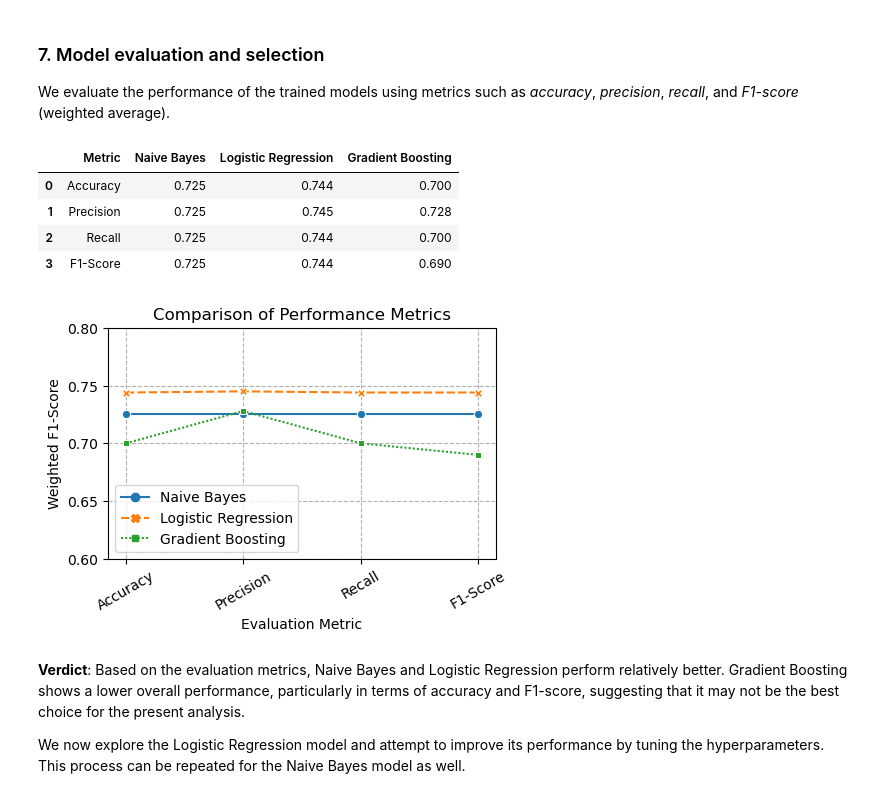
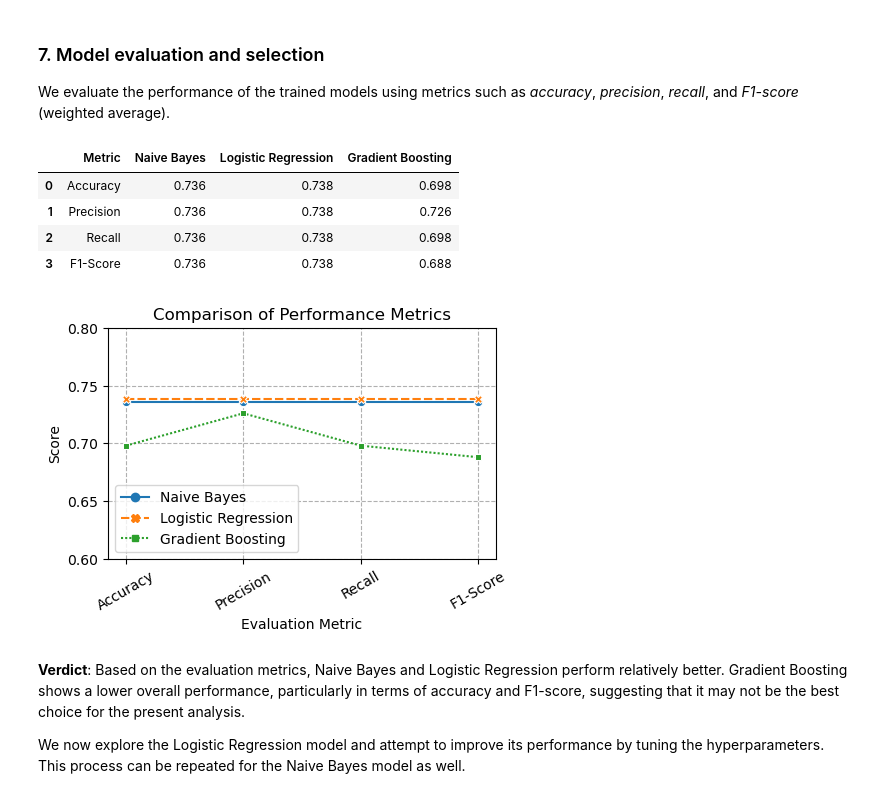
Before and after one commit to ankitskr/Sentiment_Analysis, a Jupyter notebook: Twitter_Sentiment_Analysis_.ipynb, the cells around one changed output. Saved outputs shown, nothing was run; the diff lists cells and outputs as text; code cells hidden in the pictures.

```diff
--- a/Twitter_Sentiment_Analysis_.ipynb
+++ b/Twitter_Sentiment_Analysis_.ipynb
@@ -247,7 +247,7 @@ X_temp, X_test, y_temp, y_test = train_test_split(tweets_df['cleaned_tweet'], tw
 X_train, X_cv, y_train, y_cv = train_test_split(X_temp, y_temp, test_size=0.25, stratify=y_temp)
 # %%
 #Feature extraction using TfidfVectorizer for training and test data
-max_features = 2500
+max_features = 5000
 vectorizer = TfidfVectorizer(max_features=max_features)
 X_train_tfidf = vectorizer.fit_transform(X_train) #The fit_transform method learns from the training data and then transforms it.
 X_cv_tfidf = vectorizer.transform(X_cv) #Transform applies the learned transformation to the cross-validation data.
@@ -299,31 +299,31 @@ model_eval_report = get_model_eval_report(classification_reports)
 model_eval_report
 # %% [output]
 |  | Metric | Naive Bayes | Logistic Regression | Gradient Boosting |
-| 0 | Accuracy | 0.725 | 0.744 | 0.700 |
-| 1 | Precision | 0.725 | 0.745 | 0.728 |
-| 2 | Recall | 0.725 | 0.744 | 0.700 |
-| 3 | F1-Score | 0.725 | 0.744 | 0.690 |
+| 0 | Accuracy | 0.736 | 0.738 | 0.698 |
+| 1 | Precision | 0.736 | 0.738 | 0.726 |
+| 2 | Recall | 0.736 | 0.738 | 0.698 |
+| 3 | F1-Score | 0.736 | 0.738 | 0.688 |
 # %%
 
 def plot_model_eval_report(model_eval_report, ylim):
 
     report_melted = model_eval_report.melt(id_vars='Metric', var_name='Model', value_name='Score')
 
     plt.figure(figsize=(5, 3))
     plt.rcParams.update({'font.size': 10})
     sns.lineplot(x='Metric', y='Score', hue='Model', style='Model', markers=True, data=report_melted)
     plt.title('Comparison of Performance Metrics')
     plt.xticks(rotation=30)
     plt.ylim(*ylim)
-    plt.ylabel('Weighted F1-Score')
+    plt.ylabel('Score')
     plt.xlabel('Evaluation Metric')
     plt.legend()
     plt.grid(True, linestyle='--')
     plt.show()
 
 plot_model_eval_report(model_eval_report, [0.6, 0.8])
 # %% [output]
-[figure, old version]
+[figure, new version]
 # %% [markdown]
 **Verdict**: Based on the evaluation metrics, Naive Bayes and Logistic Regression perform relatively better. Gradient Boosting shows a lower overall performance, particularly in terms of accuracy and F1-score, suggesting that it may not be the best choice for the present analysis.
 
```
Also changed, not shown: parts of 8 cells of this notebook.
